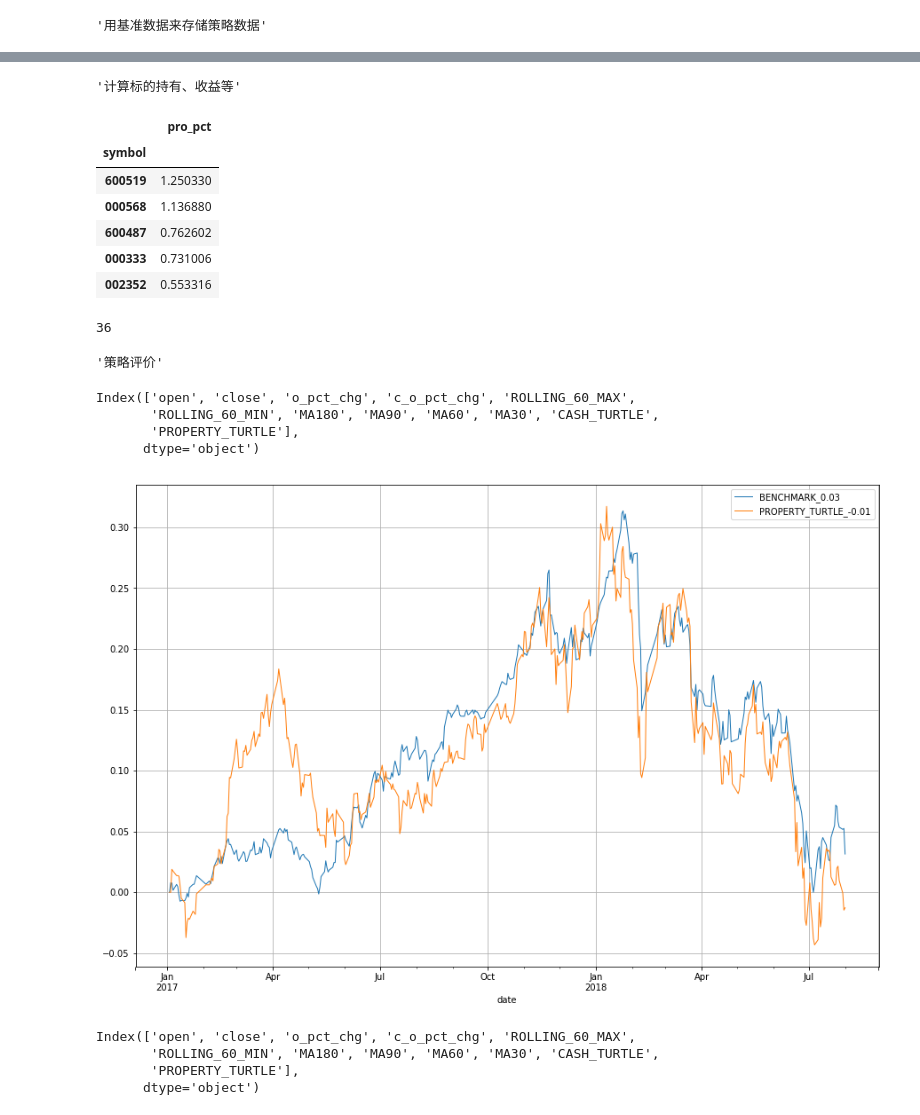
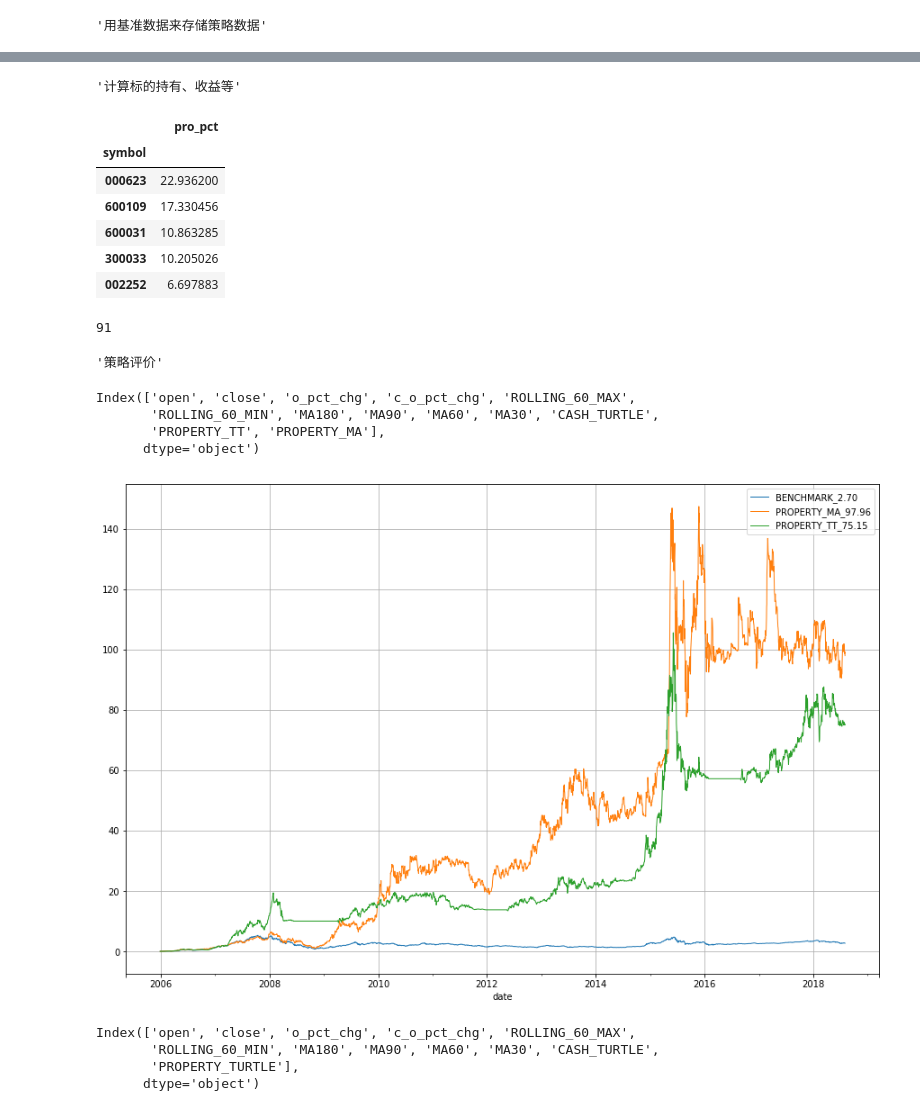
Before and after one commit to dxcv/ML4M, a Jupyter notebook: notebook/turtle_2system_common.ipynb, the cells around one changed output, grey strips where cells are left out. Saved outputs shown, nothing was run; the diff lists cells and outputs as text; code cells hidden in the pictures.

```diff
--- a/notebook/turtle_2system_common.ipynb
+++ b/notebook/turtle_2system_common.ipynb
@@ -104,17 +104,17 @@ start_date = '2005-01-01'
 # start_date = '2012-01-01'
 # start_date = '2013-01-01'
 # start_date = '2014-01-01'
-start_date = '2015-01-01'
+# start_date = '2015-01-01'
 # start_date = '2015-07-01'
 # start_date = '2016-01-01'
-start_date = '2017-01-01'
+# start_date = '2017-01-01'
 # start_date = '2018-01-01'
 # start_date = '2018-07-20'
 # end_date = '2016-01-01'
 end_date = '2018-08-01'
 # end_date = time.strftime('%Y-%m-%d')
 
-TURTLE_POS = 20
+TURTLE_POS = 10
 ### Turtle System One - Short
 TURTLE_SHORT_BUY_N = 20
 TURTLE_SHORT_SELL_N = 20
@@ -128,7 +128,7 @@ IS_TAX = False
 IS_SLIPPAGE = False
 IS_RANDOM_BUY = False
 IS_FILTER = False
-IS_MARKETUP = False
+IS_MARKETUP = True
 IS_BUYBENCHMARK = True
 IS_SHOWBUYLIST = True
 START_MONEY = 100000
@@ -385,9 +386,9 @@ for today in pd.period_range(start=start_date, end=end_date, freq='D'):
     for symbol in TARGET:
         # 趋势交易，只在好行情时买入
         if IS_MARKETUP:
-#             if benchmark_today_market.MA60 < benchmark_today_market.MA180:
-            if benchmark_today_market.MA90 < benchmark_today_market.MA180:
-#             if benchmark_yesterday_market.MA60 < benchmark_yesterday_market.MA180:
+            if benchmark_today_market.MA60 < benchmark_today_market.MA180:
+#             if benchmark_today_market.MA90 < benchmark_today_market.MA180:
+#             if benchmark_today_market.MA90 < benchmark_today_market.MA250 and benchmark_today_market.MA180 < benchmark_today_market.MA250:
                 break
 
         # 是否购买基准
@@ -411,7 +412,7 @@ for today in pd.period_range(start=start_date, end=end_date, freq='D'):
         # 指数就不要过滤器了
         if True:
 #             if today_market.open >= today_market['ROLLING_%d_MAX' % TURTLE_LONG_BUY_N]:
-            if today_market.MA90 > today_market.MA180:
+            if today_market.MA90 >= today_market.MA180:
 #             if today_market.MA30 > today_market.MA60:
                 is_buy = True
                 buy_reason = 'LONG'
@@ -548,4 +549,7 @@ print('PROPERTY', PROPERTY)
 s_p = stock_df_dict[BENCHMARK][start_date:].iloc[0].open
 e_p = stock_df_dict[BENCHMARK][:end_date].iloc[-1].open
 print('BENCHMARK', s_p, e_p, e_p / s_p)
+
+# show_df['PROPERTY_TT'] = show_df['PROPERTY_TURTLE']
+show_df['PROPERTY_MA'] = show_df['PROPERTY_TURTLE']
 # %% [output]
@@ -697,12 +744,12 @@ len(df)
 '计算标的持有、收益等'
 |  | pro_pct |
 | symbol |  |
-| 600519 | 1.250330 |
-| 000568 | 1.136880 |
-| 600487 | 0.762602 |
-| 000333 | 0.731006 |
-| 002352 | 0.553316 |
+| 000623 | 22.936200 |
+| 600109 | 17.330456 |
+| 600031 | 10.863285 |
+| 300033 | 10.205026 |
+| 002252 | 6.697883 |
-36
+91
 # %%
 '''策略评价'''
 
@@ -715,30 +762,36 @@ strategy_result = pd.DataFrame(columns=[
 # %%
 %matplotlib inline
 
 import matplotlib
 import matplotlib.pyplot as plt
 plt.rcParams['figure.figsize'] = [15, 10]
 
 # df = show_df.fillna(START_MONEY).copy()
 df = show_df.dropna(how='any', inplace=False).copy()
 df = df.loc[start_date:end_date]
-# df.drop(columns=['open', 'high', 'low', 'o_pct_chg', 'TR', 'N'], inplace=True)
+df.drop(columns=['PROPERTY_TURTLE'], inplace=True)
 df.columns
 
 df['close'] = (df['close'] - df.iloc[0]['close']) / df.iloc[0]['close']
 ax = df.plot(kind='line', y='close', label='BENCHMARK_%.2f' % df.iloc[-1]['close'], linewidth=1, grid=True)
 for col in sorted(df.columns):
     if 'PROPERTY' in col:
         df[col] = (df[col] - df.iloc[1][col]) / df.iloc[0][col]
         ax = df.plot(kind='line', y=col, secondary_y=False, label='%s_%.2f' % (col, df.iloc[-1][col]), linewidth=1, grid=True, ax=ax)
 
+# ax = df.plot(kind='line', y='close', label='BENCHMARK_%.2f' % df.iloc[-1]['close'], linewidth=1, grid=True)
+# for col in sorted(df.columns):
+#     if 'PROPERTY' in col:
+#         df[col] = (df[col] - df.iloc[1][col]) / df.iloc[0][col]
+#         ax = df.plot(kind='line', y=col, secondary_y=False, label='MA_%s_%.2f' % (col, df.iloc[-1][col]), linewidth=1, grid=True, ax=ax)
+
 # display_charts(df, kind='line', figsize=(900, 600), logy=False)
 # %% [output]
 Index(['open', 'close', 'o_pct_chg', 'c_o_pct_chg', 'ROLLING_60_MAX',
        'ROLLING_60_MIN', 'MA180', 'MA90', 'MA60', 'MA30', 'CASH_TURTLE',
-       'PROPERTY_TURTLE'],
+       'PROPERTY_TT', 'PROPERTY_MA'],
       dtype='object')
-[figure, old version]
+[figure, new version]
 # %%
 df = show_df.dropna(how='any', inplace=False).copy()
 # df.drop(columns=['open', 'high', 'low', 'o_pct_chg', 'TR', 'N'], inplace=True)
```
Also changed, not shown: parts of 6 cells of this notebook, 3 other files.
